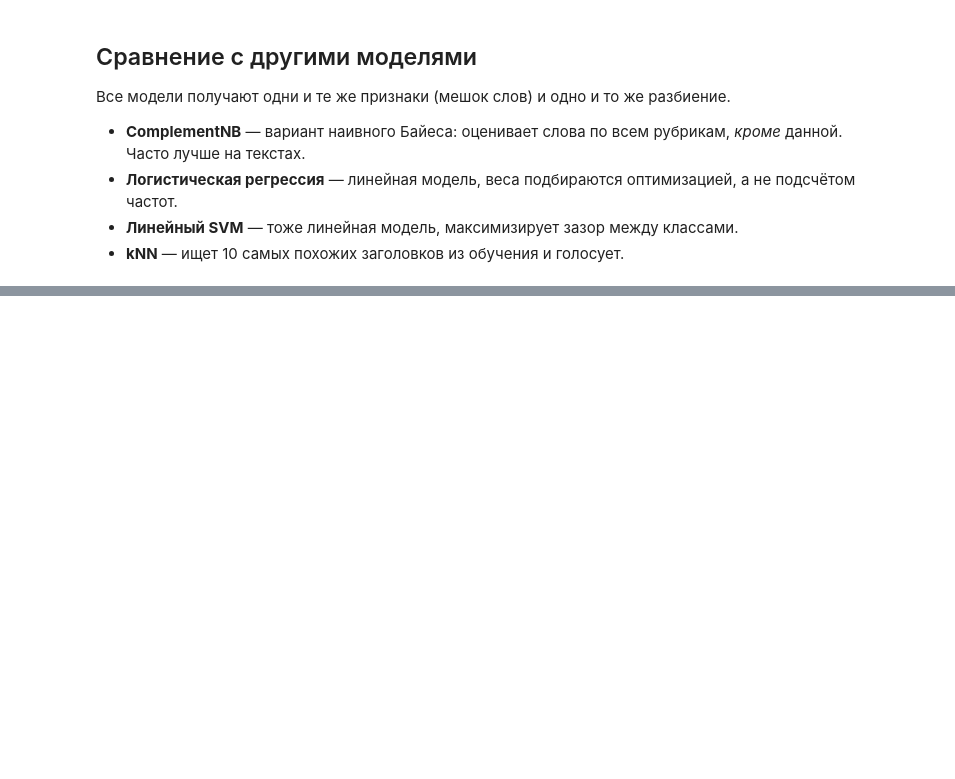
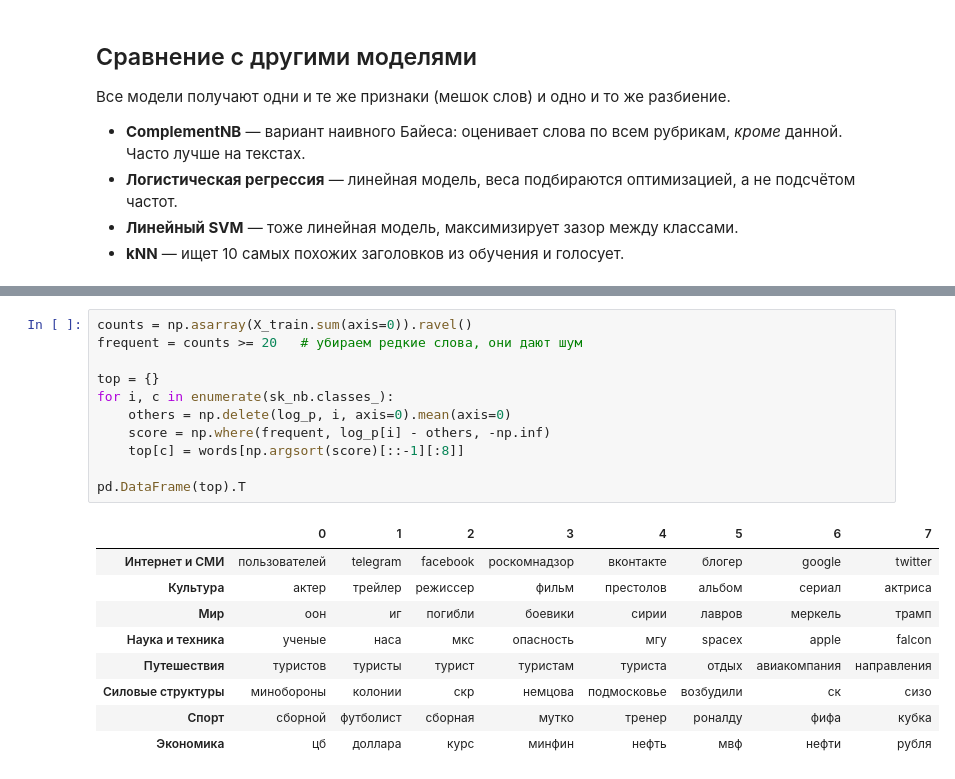
Before and after one commit to Graukern/ml-basics-naive-bayes, a Jupyter notebook: src/naive_bayes.ipynb, the cells around one changed output, grey strips where cells are left out. Cells and saved outputs as stored; diff of their text form; blank space fills up the shorter version.

```diff
--- a/src/naive_bayes.ipynb
+++ b/src/naive_bayes.ipynb
@@ -392,0 +413,21 @@ plt.show()
+# %%
+counts = np.asarray(X_train.sum(axis=0)).ravel()
+frequent = counts >= 20   # убираем редкие слова, они дают шум
+
+top = {}
+for i, c in enumerate(sk_nb.classes_):
+    others = np.delete(log_p, i, axis=0).mean(axis=0)
+    score = np.where(frequent, log_p[i] - others, -np.inf)
+    top[c] = words[np.argsort(score)[::-1][:8]]
+
+pd.DataFrame(top).T
+# %% [output]
+|  | 0 | 1 | 2 | 3 | 4 | 5 | 6 | 7 |
+| Интернет и СМИ | пользователей | telegram | facebook | роскомнадзор | вконтакте | блогер | google | twitter |
+| Культура | актер | трейлер | режиссер | фильм | престолов | альбом | сериал | актриса |
+| Мир | оон | иг | погибли | боевики | сирии | лавров | меркель | трамп |
+| Наука и техника | ученые | наса | мкс | опасность | мгу | spacex | apple | falcon |
+| Путешествия | туристов | туристы | турист | туристам | туриста | отдых | авиакомпания | направления |
+| Силовые структуры | минобороны | колонии | скр | немцова | подмосковье | возбудили | ск | сизо |
+| Спорт | сборной | футболист | сборная | мутко | тренер | роналду | фифа | кубка |
+| Экономика | цб | доллара | курс | минфин | нефть | мвф | нефти | рубля |
```
Also changed, not shown: parts of 8 cells of this notebook.
